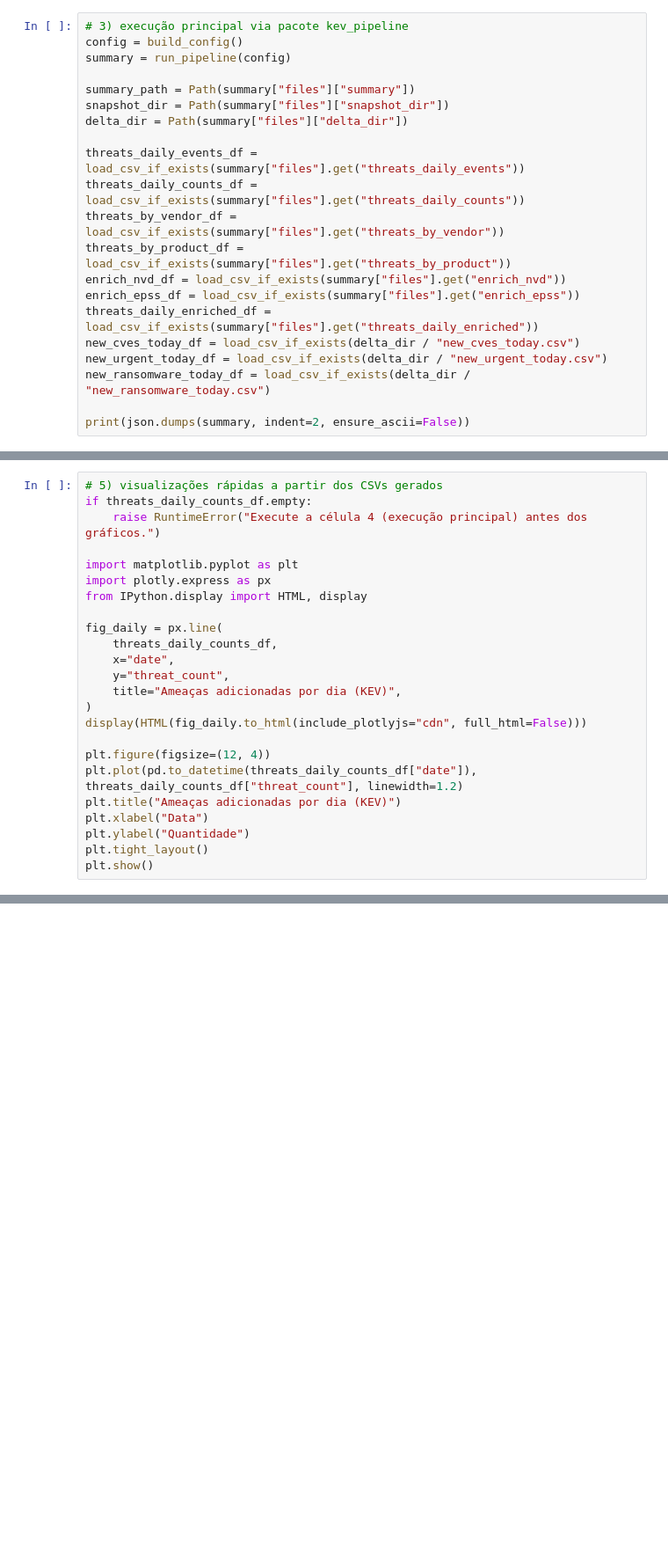
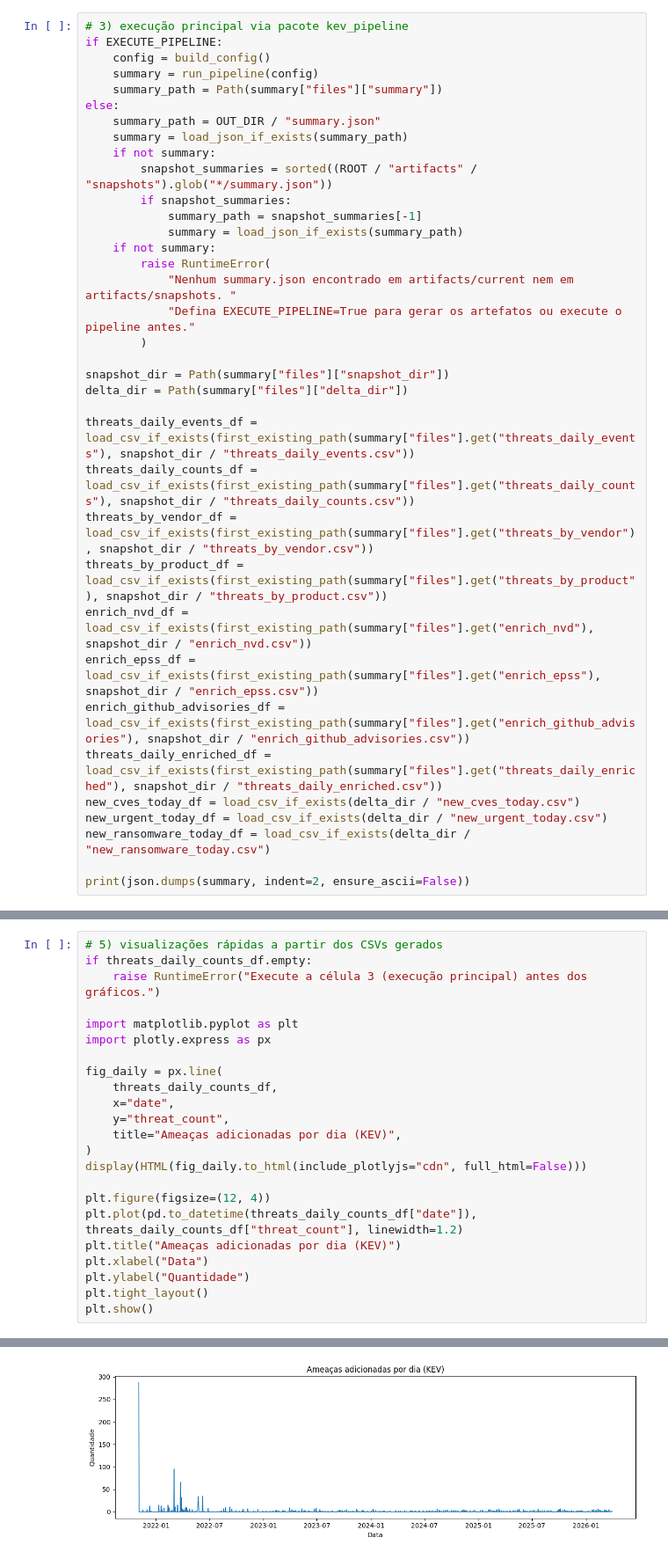
Before and after one commit to gabrierys/cisa-kev-daily-pipeline, a Jupyter notebook: kev_pipeline_analysis.ipynb, the cells around one changed output, grey strips where cells are left out. Shown at 88% size. Saved outputs shown, nothing was run; the diff lists cells and outputs as text; blank space fills up the shorter version.

```diff
--- a/kev_pipeline_analysis.ipynb
+++ b/kev_pipeline_analysis.ipynb
@@ -89,20 +115,35 @@ def build_config():
     )
 # %%
 # 3) execução principal via pacote kev_pipeline
-config = build_config()
-summary = run_pipeline(config)
+if EXECUTE_PIPELINE:
+    config = build_config()
+    summary = run_pipeline(config)
+    summary_path = Path(summary["files"]["summary"])
+else:
+    summary_path = OUT_DIR / "summary.json"
+    summary = load_json_if_exists(summary_path)
+    if not summary:
+        snapshot_summaries = sorted((ROOT / "artifacts" / "snapshots").glob("*/summary.json"))
+        if snapshot_summaries:
+            summary_path = snapshot_summaries[-1]
+            summary = load_json_if_exists(summary_path)
+    if not summary:
+        raise RuntimeError(
+            "Nenhum summary.json encontrado em artifacts/current nem em artifacts/snapshots. "
+            "Defina EXECUTE_PIPELINE=True para gerar os artefatos ou execute o pipeline antes."
+        )
 
-summary_path = Path(summary["files"]["summary"])
 snapshot_dir = Path(summary["files"]["snapshot_dir"])
 delta_dir = Path(summary["files"]["delta_dir"])
 
-threats_daily_events_df = load_csv_if_exists(summary["files"].get("threats_daily_events"))
-threats_daily_counts_df = load_csv_if_exists(summary["files"].get("threats_daily_counts"))
-threats_by_vendor_df = load_csv_if_exists(summary["files"].get("threats_by_vendor"))
-threats_by_product_df = load_csv_if_exists(summary["files"].get("threats_by_product"))
-enrich_nvd_df = load_csv_if_exists(summary["files"].get("enrich_nvd"))
-enrich_epss_df = load_csv_if_exists(summary["files"].get("enrich_epss"))
-threats_daily_enriched_df = load_csv_if_exists(summary["files"].get("threats_daily_enriched"))
+threats_daily_events_df = load_csv_if_exists(first_existing_path(summary["files"].get("threats_daily_events"), snapshot_dir / "threats_daily_events.csv"))
+threats_daily_counts_df = load_csv_if_exists(first_existing_path(summary["files"].get("threats_daily_counts"), snapshot_dir / "threats_daily_counts.csv"))
+threats_by_vendor_df = load_csv_if_exists(first_existing_path(summary["files"].get("threats_by_vendor"), snapshot_dir / "threats_by_vendor.csv"))
+threats_by_product_df = load_csv_if_exists(first_existing_path(summary["files"].get("threats_by_product"), snapshot_dir / "threats_by_product.csv"))
+enrich_nvd_df = load_csv_if_exists(first_existing_path(summary["files"].get("enrich_nvd"), snapshot_dir / "enrich_nvd.csv"))
+enrich_epss_df = load_csv_if_exists(first_existing_path(summary["files"].get("enrich_epss"), snapshot_dir / "enrich_epss.csv"))
+enrich_github_advisories_df = load_csv_if_exists(first_existing_path(summary["files"].get("enrich_github_advisories"), snapshot_dir / "enrich_github_advisories.csv"))
+threats_daily_enriched_df = load_csv_if_exists(first_existing_path(summary["files"].get("threats_daily_enriched"), snapshot_dir / "threats_daily_enriched.csv"))
 new_cves_today_df = load_csv_if_exists(delta_dir / "new_cves_today.csv")
 new_urgent_today_df = load_csv_if_exists(delta_dir / "new_urgent_today.csv")
 new_ransomware_today_df = load_csv_if_exists(delta_dir / "new_ransomware_today.csv")
@@ -156,11 +267,10 @@ display(new_cves_today_df.head(10))
 # %%
 # 5) visualizações rápidas a partir dos CSVs gerados
 if threats_daily_counts_df.empty:
-    raise RuntimeError("Execute a célula 4 (execução principal) antes dos gráficos.")
+    raise RuntimeError("Execute a célula 3 (execução principal) antes dos gráficos.")
 
 import matplotlib.pyplot as plt
 import plotly.express as px
-from IPython.display import HTML, display
 
 fig_daily = px.line(
     threats_daily_counts_df,
@@ -177,3 +287,4 @@ plt.xlabel("Data")
 plt.ylabel("Quantidade")
 plt.tight_layout()
 plt.show()
+# %% [output]
@@ -180,3 +293,4 @@ plt.show()
+[figure, added]
 # %%
 # 6) resumo final e localização dos artefatos
 print("Resumo final")
```
Also changed, not shown: parts of 10 cells of this notebook.
